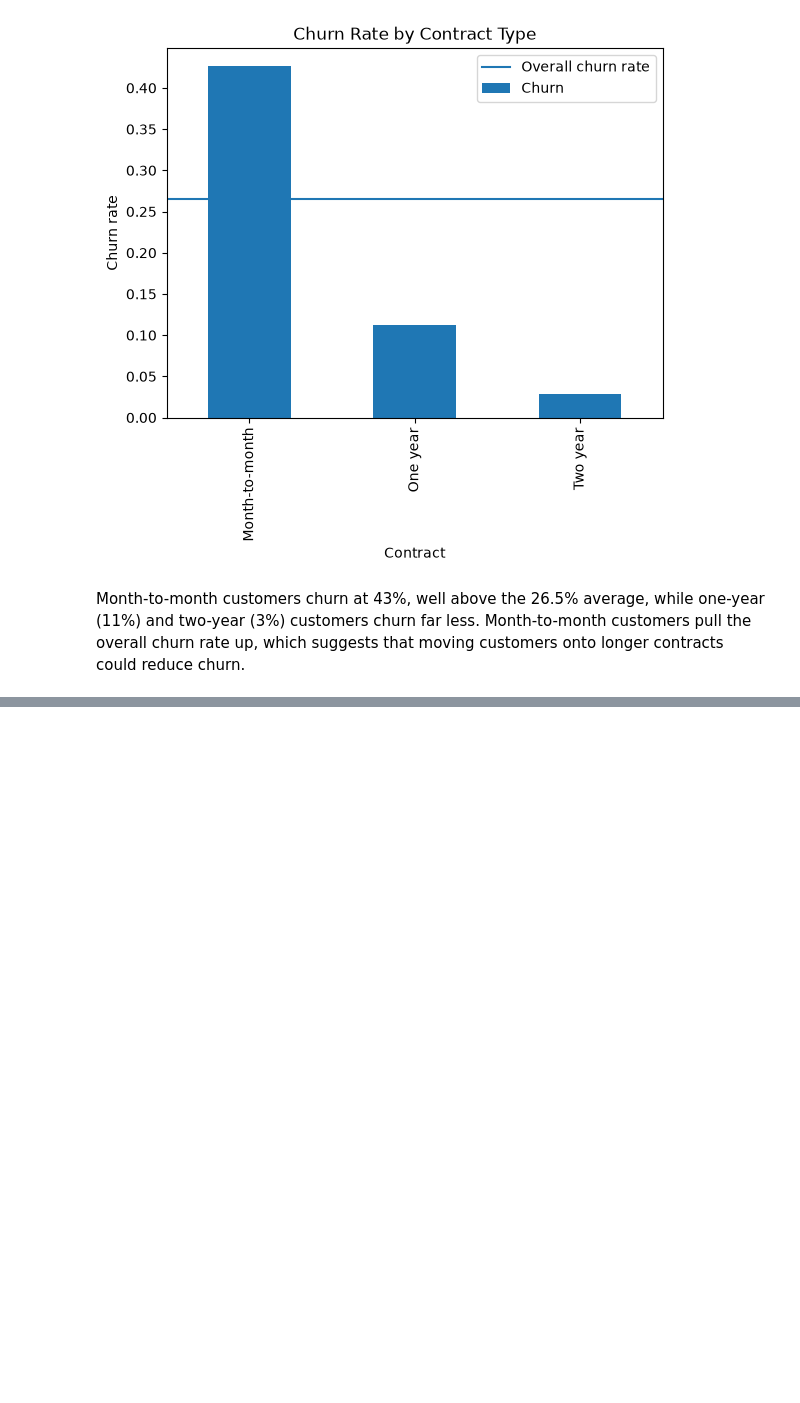
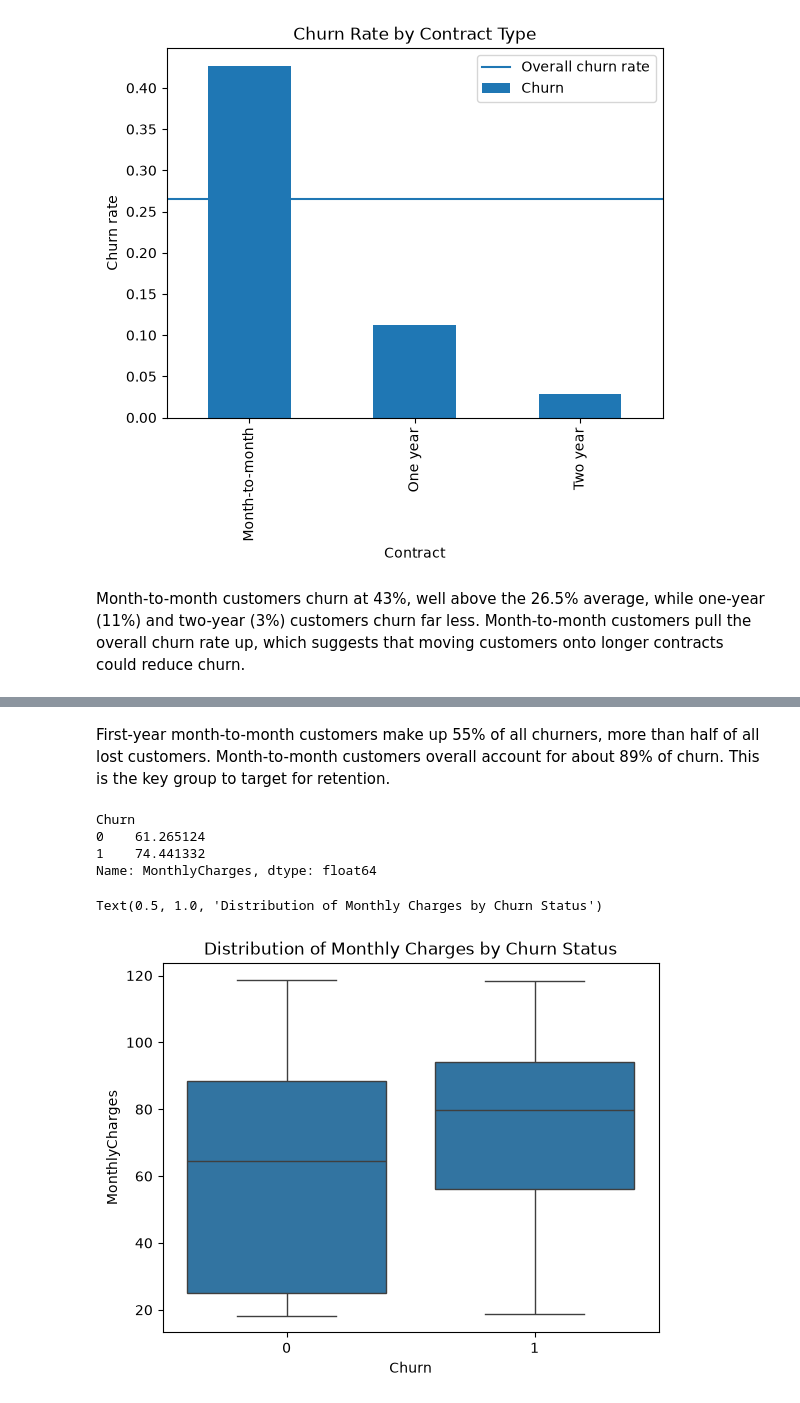
Before and after one commit to roshanshah570/customer-churn-prediction, a Jupyter notebook: churn-model.ipynb, the cells around one changed output, grey strips where cells are left out. Cells and saved outputs as stored; diff of their text form; code cells hidden in the pictures; blank space fills up the shorter version.

```diff
--- a/churn-model.ipynb
+++ b/churn-model.ipynb
@@ -155,0 +200,18 @@ Month-to-month customers churn at 43%, well above the 26.5% average, while one-y
+# %% [markdown]
+First-year month-to-month customers make up 55% of all churners, more than half of all lost customers. Month-to-month customers overall account for about 89% of churn. This is the key group to target for retention.
+# %%
+# Do monthly charges have an effect on churn?
+
+avg_monthly_charges = customers.groupby("Churn")["MonthlyCharges"].mean()
+print(avg_monthly_charges)
+
+# Distribution of monthly charges by churn status
+sns.boxplot(x="Churn", y="MonthlyCharges", data=customers)
+plt.title("Distribution of Monthly Charges by Churn Status")
+# %% [output]
+Churn
+0    61.265124
+1    74.441332
+Name: MonthlyCharges, dtype: float64
+Text(0.5, 1.0, 'Distribution of Monthly Charges by Churn Status')
+[figure, added]
```
Also changed, not shown: parts of 10 cells of this notebook.
